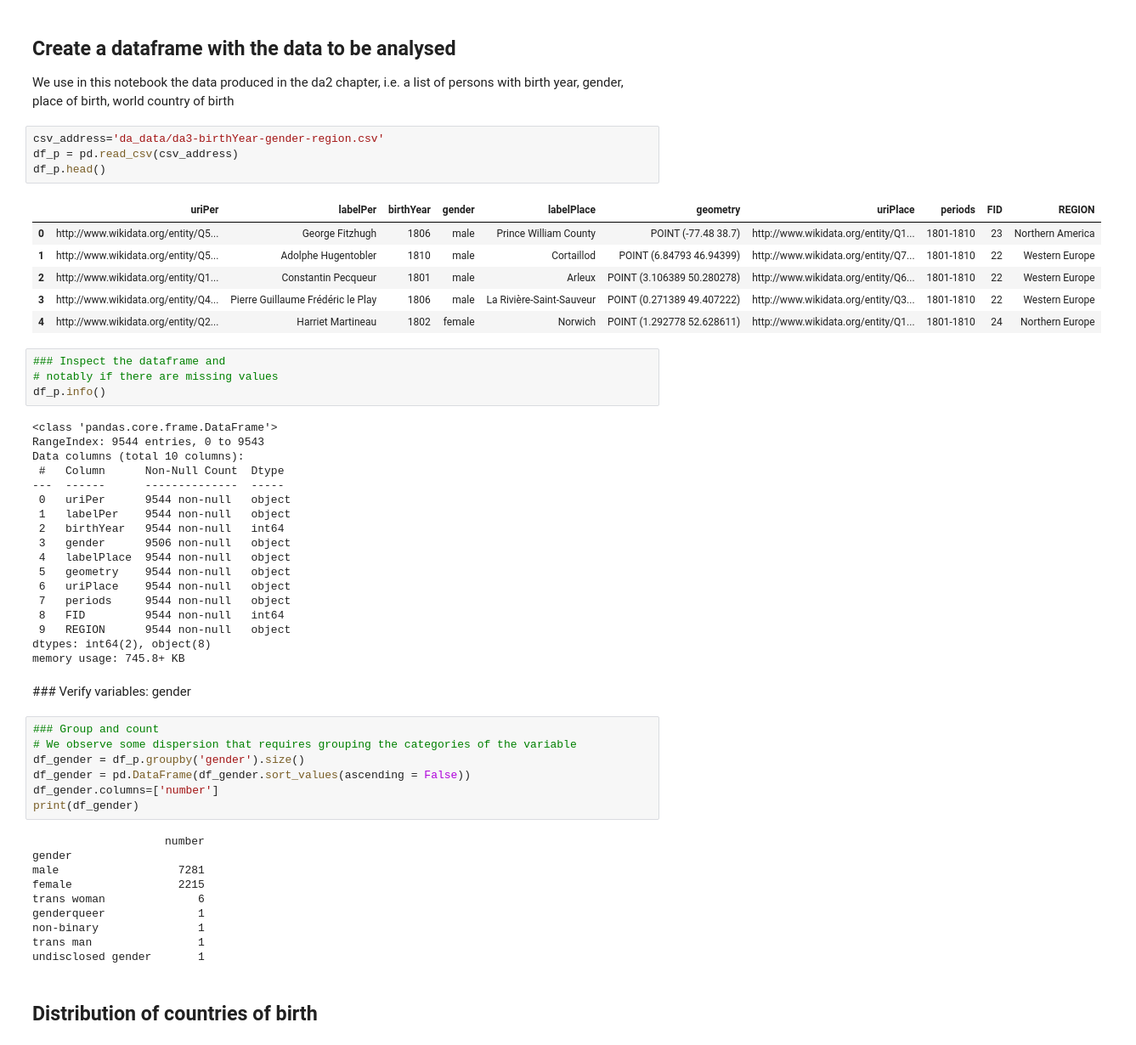
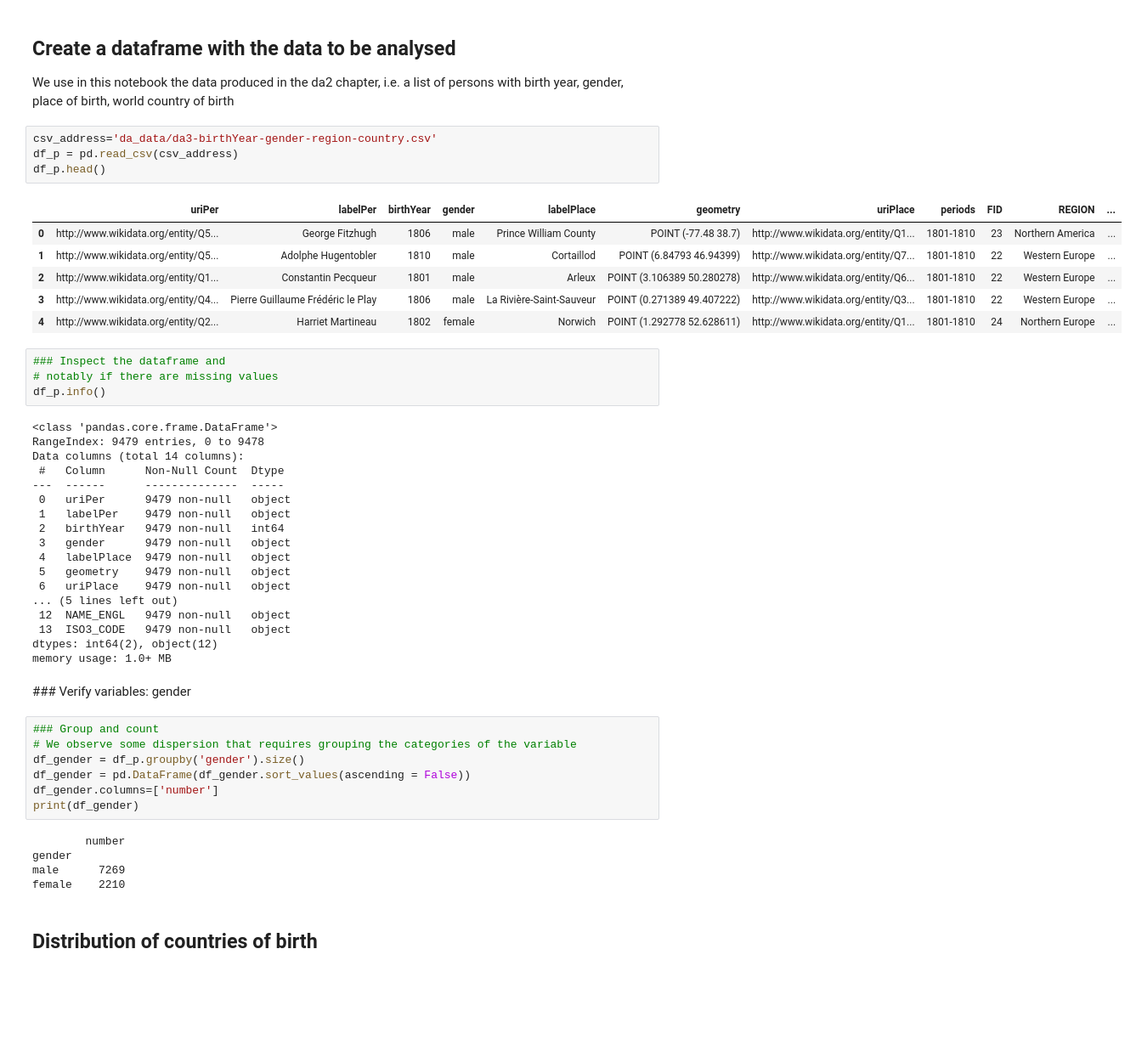
Before and after one commit to NicoSidler/LOD_NicoSidler, a Jupyter notebook: notebooks_jupyter/wikidata_exploration/da3-1_countries_bivariate_analysis.ipynb, the cells around one changed output. Shown at 85% size. Drawn from its saved outputs; the diff is of its cells as text; blank space fills up the shorter version.

```diff
--- a/notebooks_jupyter/wikidata_exploration/da3-1_countries_bivariate_analysis.ipynb
+++ b/notebooks_jupyter/wikidata_exploration/da3-1_countries_bivariate_analysis.ipynb
@@ -32,38 +32,38 @@ warnings.filterwarnings('ignore')
 
 We use in this notebook the data produced in the da2 chapter, i.e. a list of persons with birth year, gender, place of birth, world country of birth
 # %%
-csv_address='da_data/da3-birthYear-gender-region.csv'
+csv_address='da_data/da3-birthYear-gender-region-country.csv'
 df_p = pd.read_csv(csv_address)
 df_p.head()
 # %% [output]
-|  | uriPer | labelPer | birthYear | gender | labelPlace | geometry | uriPlace | periods | FID | REGION |
-| 0 | http://www.wikidata.org/entity/Q5... | George Fitzhugh | 1806 | male | Prince William County | POINT (-77.48 38.7) | http://www.wikidata.org/entity/Q1... | 1801-1810 | 23 | Northern America |
-| 1 | http://www.wikidata.org/entity/Q5... | Adolphe Hugentobler | 1810 | male | Cortaillod | POINT (6.84793 46.94399) | http://www.wikidata.org/entity/Q7... | 1801-1810 | 22 | Western Europe |
-| 2 | http://www.wikidata.org/entity/Q1... | Constantin Pecqueur | 1801 | male | Arleux | POINT (3.106389 50.280278) | http://www.wikidata.org/entity/Q6... | 1801-1810 | 22 | Western Europe |
-| 3 | http://www.wikidata.org/entity/Q4... | Pierre Guillaume Frédéric le Play | 1806 | male | La Rivière-Saint-Sauveur | POINT (0.271389 49.407222) | http://www.wikidata.org/entity/Q3... | 1801-1810 | 22 | Western Europe |
-| 4 | http://www.wikidata.org/entity/Q2... | Harriet Martineau | 1802 | female | Norwich | POINT (1.292778 52.628611) | http://www.wikidata.org/entity/Q1... | 1801-1810 | 24 | Northern Europe |
+|  | uriPer | labelPer | birthYear | gender | labelPlace | geometry | uriPlace | periods | FID | REGION | ... |
+| 0 | http://www.wikidata.org/entity/Q5... | George Fitzhugh | 1806 | male | Prince William County | POINT (-77.48 38.7) | http://www.wikidata.org/entity/Q1... | 1801-1810 | 23 | Northern America | ... |
+| 1 | http://www.wikidata.org/entity/Q5... | Adolphe Hugentobler | 1810 | male | Cortaillod | POINT (6.84793 46.94399) | http://www.wikidata.org/entity/Q7... | 1801-1810 | 22 | Western Europe | ... |
+| 2 | http://www.wikidata.org/entity/Q1... | Constantin Pecqueur | 1801 | male | Arleux | POINT (3.106389 50.280278) | http://www.wikidata.org/entity/Q6... | 1801-1810 | 22 | Western Europe | ... |
+| 3 | http://www.wikidata.org/entity/Q4... | Pierre Guillaume Frédéric le Play | 1806 | male | La Rivière-Saint-Sauveur | POINT (0.271389 49.407222) | http://www.wikidata.org/entity/Q3... | 1801-1810 | 22 | Western Europe | ... |
+| 4 | http://www.wikidata.org/entity/Q2... | Harriet Martineau | 1802 | female | Norwich | POINT (1.292778 52.628611) | http://www.wikidata.org/entity/Q1... | 1801-1810 | 24 | Northern Europe | ... |
 # %%
 ### Inspect the dataframe and
 # notably if there are missing values
 df_p.info()
 # %% [output]
 <class 'pandas.core.frame.DataFrame'>
-RangeIndex: 9544 entries, 0 to 9543
-Data columns (total 10 columns):
+RangeIndex: 9479 entries, 0 to 9478
+Data columns (total 14 columns):
  #   Column      Non-Null Count  Dtype
 ---  ------      --------------  -----
- 0   uriPer      9544 non-null   object
- 1   labelPer    9544 non-null   object
- 2   birthYear   9544 non-null   int64
- 3   gender      9506 non-null   object
- 4   labelPlace  9544 non-null   object
- 5   geometry    9544 non-null   object
- 6   uriPlace    9544 non-null   object
- 7   periods     9544 non-null   object
- 8   FID         9544 non-null   int64
- 9   REGION      9544 non-null   object
-dtypes: int64(2), object(8)
-memory usage: 745.8+ KB
+ 0   uriPer      9479 non-null   object
+ 1   labelPer    9479 non-null   object
+ 2   birthYear   9479 non-null   int64
+ 3   gender      9479 non-null   object
+ 4   labelPlace  9479 non-null   object
+ 5   geometry    9479 non-null   object
+ 6   uriPlace    9479 non-null   object
+... (5 lines left out)
+ 12  NAME_ENGL   9479 non-null   object
+ 13  ISO3_CODE   9479 non-null   object
+dtypes: int64(2), object(12)
+memory usage: 1.0+ MB
 # %% [markdown]
 ### Verify variables: gender
 # %%
@@ -74,15 +74,10 @@ df_gender = pd.DataFrame(df_gender.sort_values(ascending = False))
 df_gender.columns=['number']
 print(df_gender)
 # %% [output]
-                    number
+        number
 gender
-male                  7281
-female                2215
-trans woman              6
-genderqueer              1
-non-binary               1
-trans man                1
-undisclosed gender       1
+male      7269
+female    2210
 # %% [markdown]
 ## Distribution of countries of birth
 # %%
```
Also changed, not shown: parts of 37 cells of this notebook, 1 other file.
